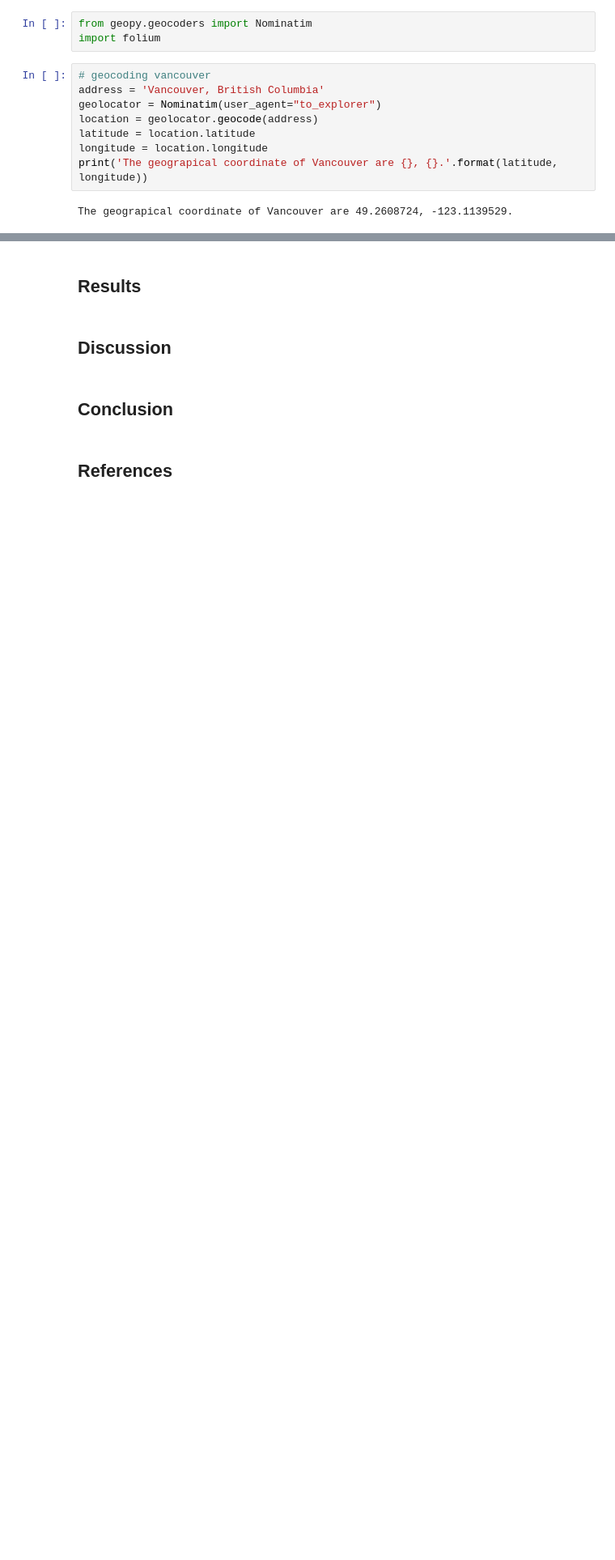
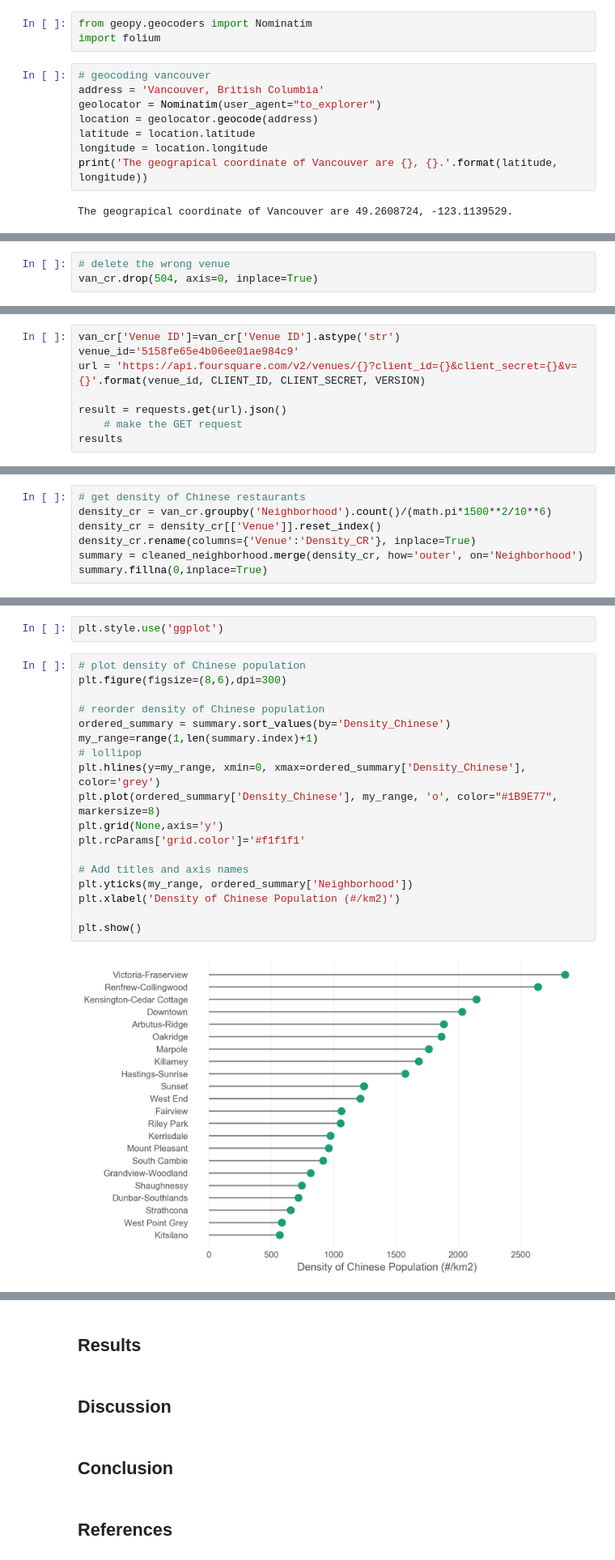
Before and after one commit to RickWeng/Coursera_Capstone, a Jupyter notebook: capstone.ipynb, the cells around one changed output, grey strips where cells are left out. Shown at 81% size. Saved outputs shown, nothing was run; the diff lists cells and outputs as text; blank space fills up the shorter version.

```diff
--- a/capstone.ipynb
+++ b/capstone.ipynb
@@ -580,0 +418,3 @@ DBSCAN
+# %%
+# delete the wrong venue
+van_cr.drop(504, axis=0, inplace=True)
@@ -580,0 +446,8 @@ DBSCAN
+# %%
+van_cr['Venue ID']=van_cr['Venue ID'].astype('str')
+venue_id='5158fe65e4b06ee01ae984c9'
+url = 'https://api.foursquare.com/v2/venues/{}?client_id={}&client_secret={}&v={}'.format(venue_id, CLIENT_ID, CLIENT_SECRET, VERSION)
+
+result = requests.get(url).json()
+    # make the GET request
+results
@@ -580,0 +612,7 @@ DBSCAN
+# %%
+# get density of Chinese restaurants
+density_cr = van_cr.groupby('Neighborhood').count()/(math.pi*1500**2/10**6)
+density_cr = density_cr[['Venue']].reset_index()
+density_cr.rename(columns={'Venue':'Density_CR'}, inplace=True)
+summary = cleaned_neighborhood.merge(density_cr, how='outer', on='Neighborhood')
+summary.fillna(0,inplace=True)
@@ -580,0 +641,22 @@ DBSCAN
+# %%
+plt.style.use('ggplot')
+# %%
+# plot density of Chinese population
+plt.figure(figsize=(8,6),dpi=300)
+
+# reorder density of Chinese population
+ordered_summary = summary.sort_values(by='Density_Chinese')
+my_range=range(1,len(summary.index)+1)
+# lollipop
+plt.hlines(y=my_range, xmin=0, xmax=ordered_summary['Density_Chinese'], color='grey')
+plt.plot(ordered_summary['Density_Chinese'], my_range, 'o', color="#1B9E77", markersize=8)
+plt.grid(None,axis='y')
+plt.rcParams['grid.color']='#f1f1f1'
+
+# Add titles and axis names
+plt.yticks(my_range, ordered_summary['Neighborhood'])
+plt.xlabel('Density of Chinese Population (#/km2)')
+
+plt.show()
+# %% [output]
+[figure, added]
```
Also changed, not shown: parts of 88 cells of this notebook.
